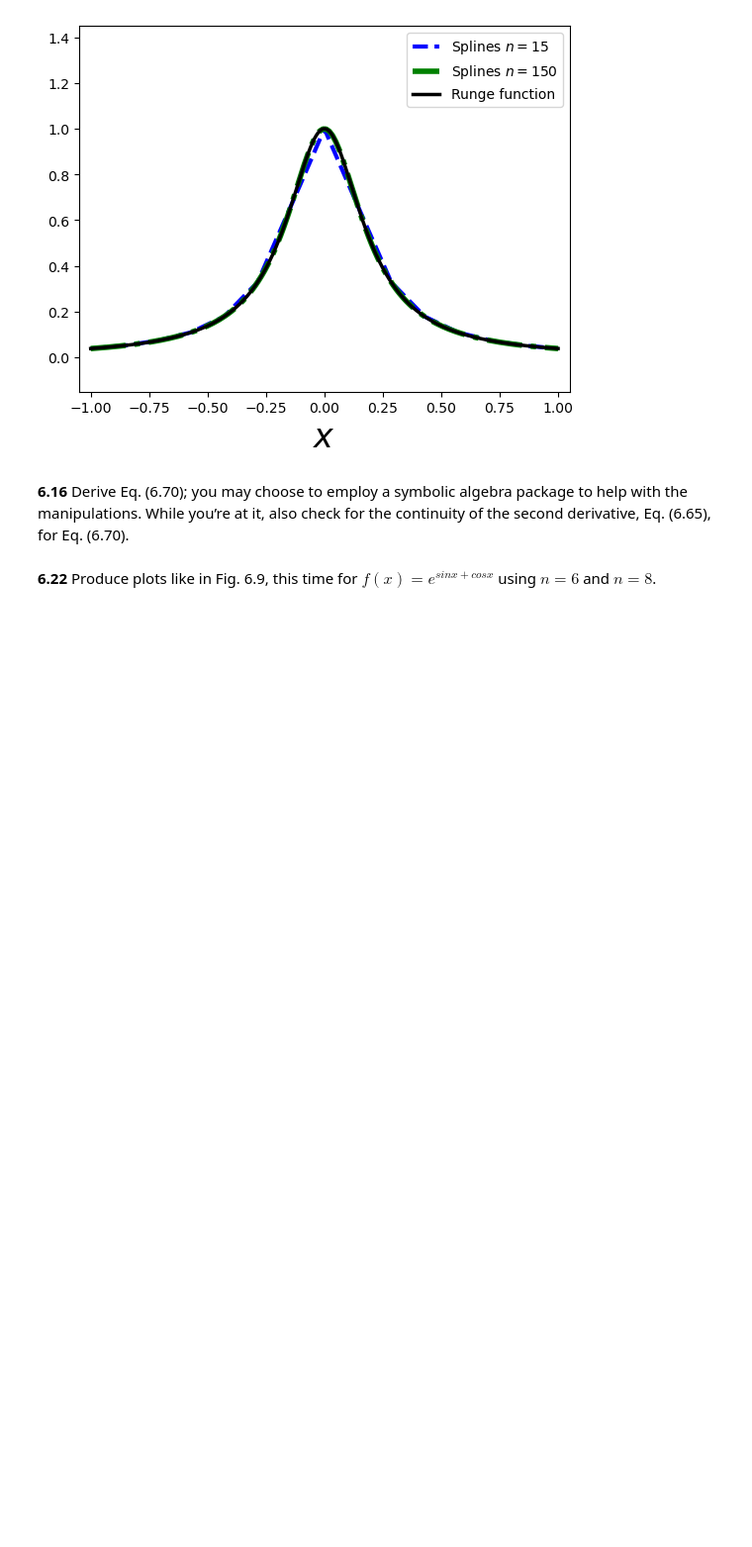
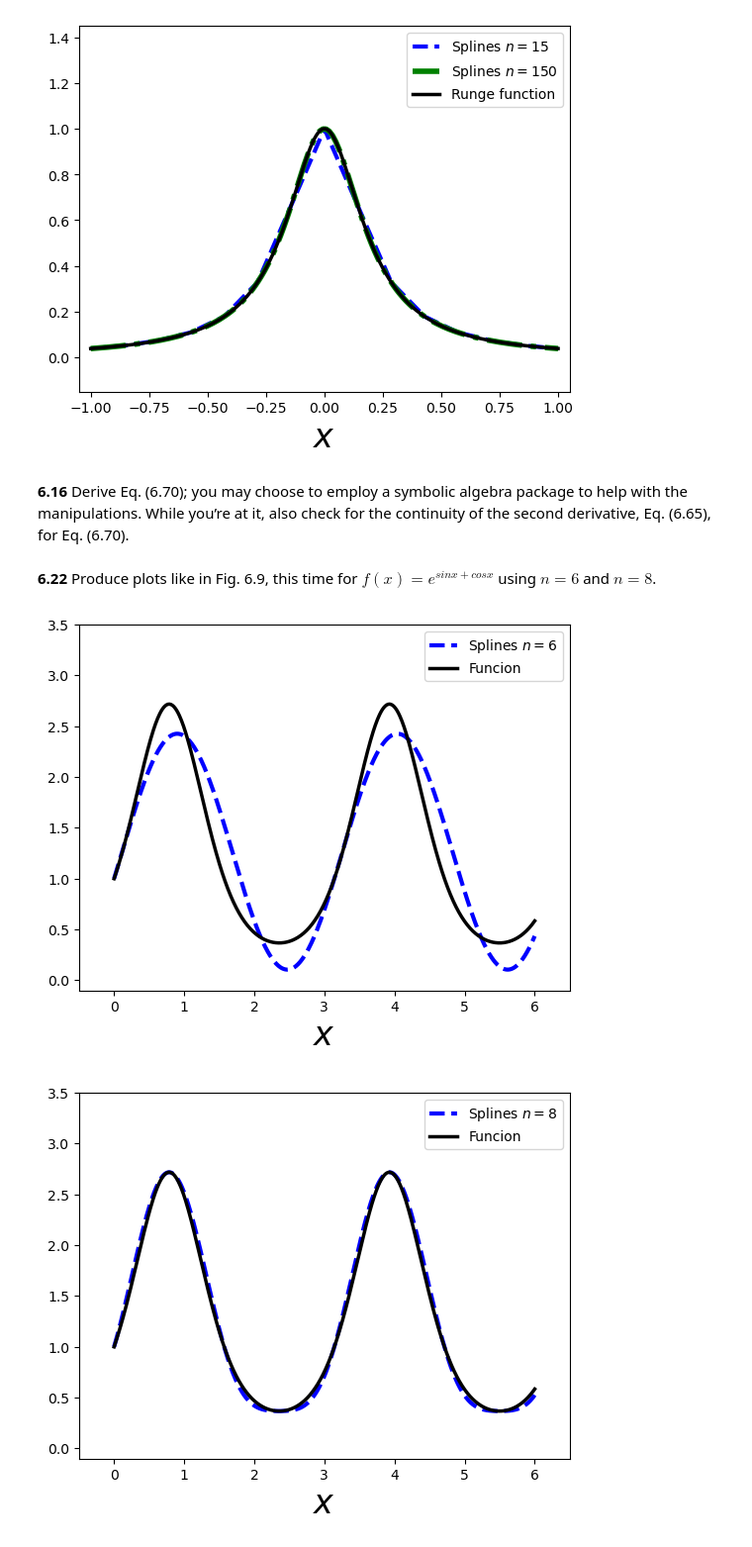
Before and after one commit to Arely00/ArelyGuadalupeJimenezDIaz-mn-2024, a Jupyter notebook: Ejercicios capitulo 6 .ipynb, the cells around one changed output. Shown at 99% size. Drawn from its saved outputs; the diff is of its cells as text; code cells hidden in the pictures; blank space fills up the shorter version.

```diff
--- a/Ejercicios capitulo 6 .ipynb
+++ b/Ejercicios capitulo 6 .ipynb
@@ -326,3 +363,49 @@ if __name__=='main':
     aparams, bparams = computeparams(dataxs, datays)
     x = 0.3; pofx = triginterp(aparams, bparams, x)
     print(x,pofx)
+# %%
+def plottingtrig():
+    plt.xlabel('$x$', fontsize=24)
+
+    n = 6
+    dataxs, datays = generatedatan(n, fun)
+    interpxsA = np.linspace(0,6,100*n)
+    aparams, bparams = computeparams(dataxs, datays)
+    pofx = triginterp(aparams, bparams, interpxsA)
+    plt.plot(interpxsA, pofx,'b--', label='Splines $n=6$', linewidth=3)
+
+    plt.plot(interpxsA, fun(interpxsA), 'k-', label='Funcion', linewidth=2.5)
+
+    plt.legend(loc=1)
+
+    plt.xlim(-0.5, 6.5)
+    plt.ylim(-0.1, 3.5)
+    plt.show()
+
+if __name__ == '__main__':
+    plottingtrig()
+
+
+def plottingtrig1():
+    plt.xlabel('$x$', fontsize=24)
+
+    n = 8
+    dataxs, datays = generatedatan(n, fun)
+    interpxsA = np.linspace(0,6,100*n)
+    aparams, bparams = computeparams(dataxs, datays)
+    pofx = triginterp(aparams, bparams, interpxsA)
+    plt.plot(interpxsA, pofx,'b--', label='Splines $n=8$', linewidth=3)
+
+    plt.plot(interpxsA, fun(interpxsA), 'k-', label='Funcion', linewidth=2.5)
+
+    plt.legend(loc=1)
+
+    plt.xlim(-0.5, 6.5)
+    plt.ylim(-0.1, 3.5)
+    plt.show()
+
+if __name__ == '__main__':
+    plottingtrig1()
+# %% [output]
+[figure, added]
+[figure, added]
```
Also changed, not shown: parts of 2 cells of this notebook.
